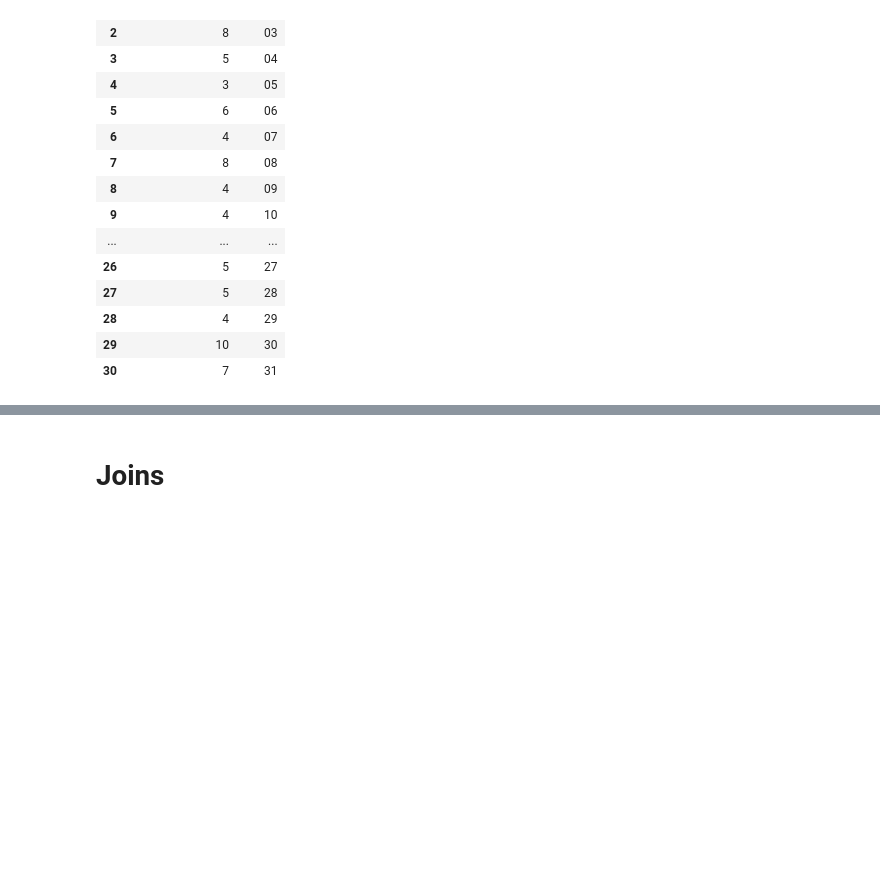
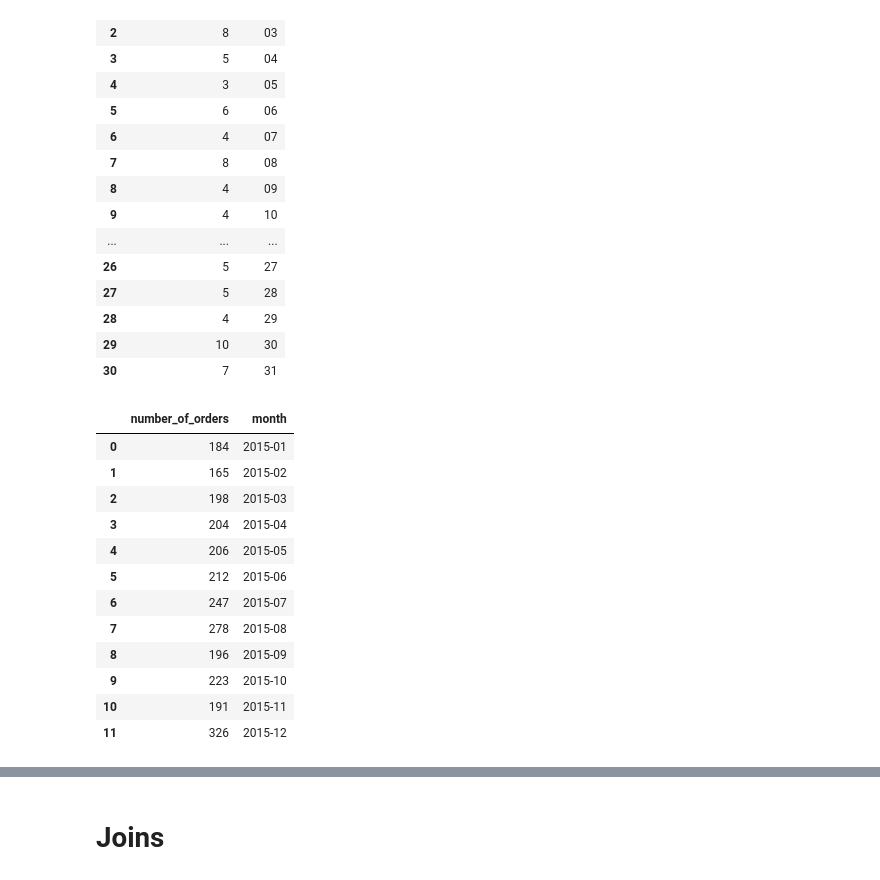
Before and after one commit to abiolaks/ai6_saturday_ml_flip_cohort_2025, a Jupyter notebook: week3/notebook/Week4_Relational_Data_and_SQL.ipynb, the cells around one changed output, grey strips where cells are left out. Cells and saved outputs as stored; diff of their text form; code cells hidden in the pictures; blank space fills up the shorter version.

```diff
--- a/week3/notebook/Week4_Relational_Data_and_SQL.ipynb
+++ b/week3/notebook/Week4_Relational_Data_and_SQL.ipynb
@@ -247,3 +275,30 @@ result
 | 28 | 4 | 29 |
 | 29 | 10 | 30 |
 | 30 | 7 | 31 |
+# %%
+result = pd.read_sql_query("""
+    SELECT
+        COUNT(*) AS number_of_orders,
+        strftime('%Y-%m', OrderDate) AS month
+    FROM sales
+    WHERE date(OrderDate) >= '2015-01-01'
+      AND date(OrderDate) <  '2016-01-01'   -- half-open interval avoids time issues
+    GROUP BY month
+    ORDER BY month;
+""", connection)
+
+result
+# %% [output]
+|  | number_of_orders | month |
+| 0 | 184 | 2015-01 |
+| 1 | 165 | 2015-02 |
+| 2 | 198 | 2015-03 |
+| 3 | 204 | 2015-04 |
+| 4 | 206 | 2015-05 |
+| 5 | 212 | 2015-06 |
+| 6 | 247 | 2015-07 |
+| 7 | 278 | 2015-08 |
+| 8 | 196 | 2015-09 |
+| 9 | 223 | 2015-10 |
+| 10 | 191 | 2015-11 |
+| 11 | 326 | 2015-12 |
```
Also changed, not shown: parts of 17 cells of this notebook, 9 other files.
